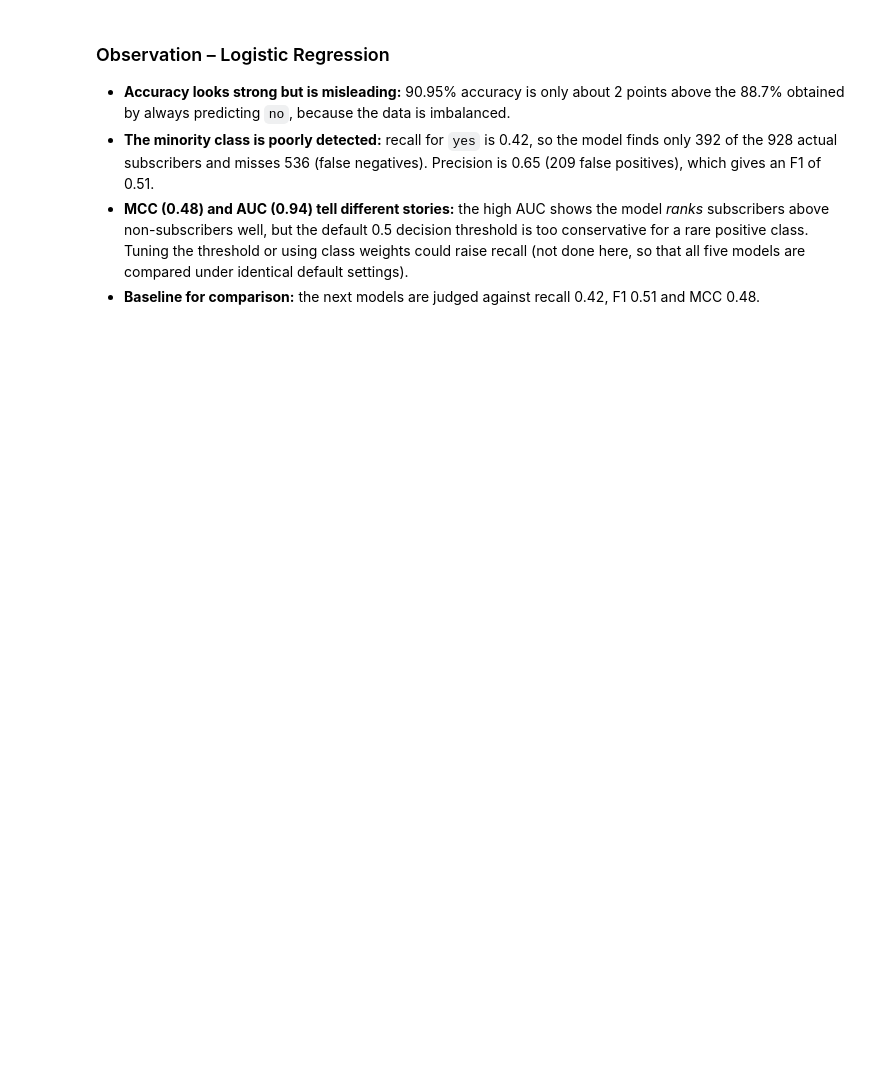
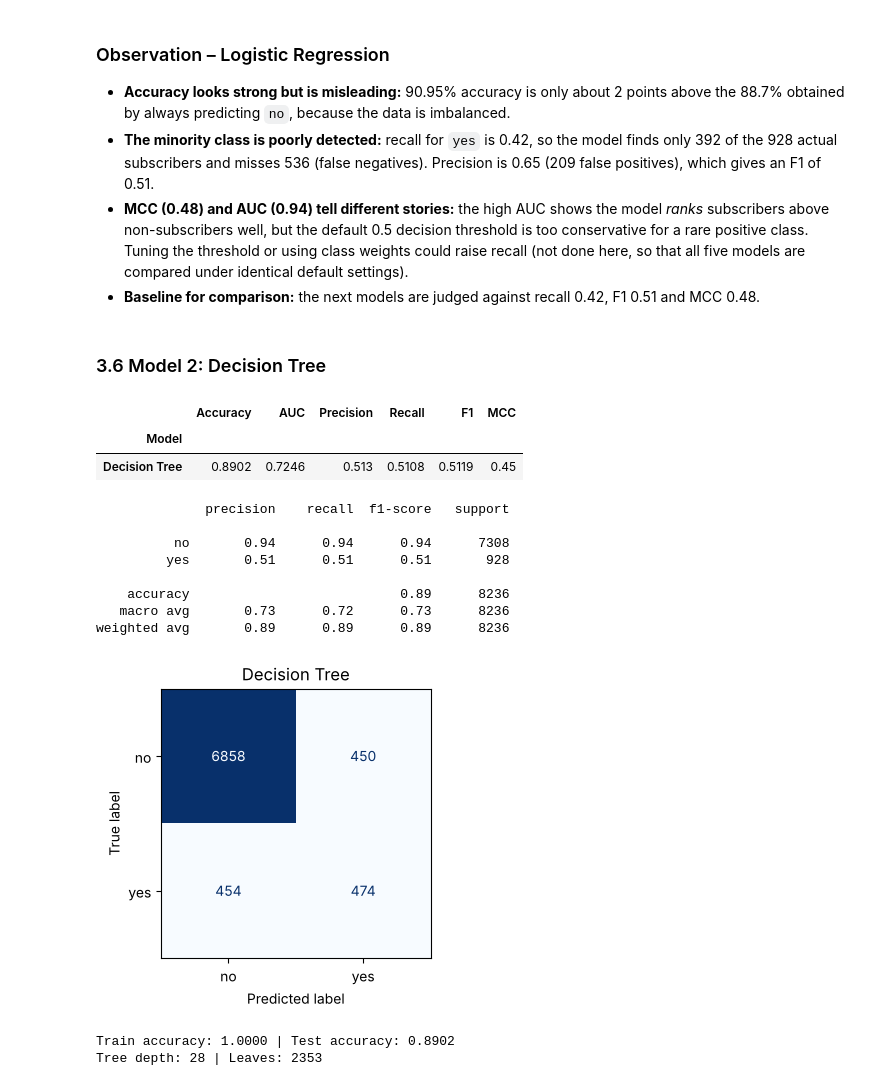
Before and after one commit to athisayarajp/ml-classification-streamlit, a Jupyter notebook: ML_Assignment2.ipynb, the cells around one changed output. Cells and saved outputs as stored; diff of their text form; code cells hidden in the pictures; blank space fills up the shorter version.

Commit message:
Add Decision Tree and KNN classifiers

```diff
--- a/ML_Assignment2.ipynb
+++ b/ML_Assignment2.ipynb
@@ -310,3 +310,43 @@ weighted avg       0.90      0.91      0.90      8236
 - **The minority class is poorly detected:** recall for `yes` is 0.42, so the model finds only 392 of the 928 actual subscribers and misses 536 (false negatives). Precision is 0.65 (209 false positives), which gives an F1 of 0.51.
 - **MCC (0.48) and AUC (0.94) tell different stories:** the high AUC shows the model *ranks* subscribers above non-subscribers well, but the default 0.5 decision threshold is too conservative for a rare positive class. Tuning the threshold or using class weights could raise recall (not done here, so that all five models are compared under identical default settings).
 - **Baseline for comparison:** the next models are judged against recall 0.42, F1 0.51 and MCC 0.48.
+# %% [markdown]
+### 3.6 Model 2: Decision Tree
+# %%
+from sklearn.tree import DecisionTreeClassifier
+
+decision_tree_pipeline = Pipeline([
+    ('preprocessor', preprocessor),
+    ('classifier', DecisionTreeClassifier(random_state=42)),
+])
+decision_tree_pipeline.fit(X_train, y_train)
+
+row, pred_dt = evaluate_model('Decision Tree', decision_tree_pipeline, X_test, y_test)
+results.append(row)
+pd.DataFrame([row]).set_index('Model').round(4)
+# %% [output]
+|  | Accuracy | AUC | Precision | Recall | F1 | MCC |
+| Model |  |  |  |  |  |  |
+| Decision Tree | 0.8902 | 0.7246 | 0.513 | 0.5108 | 0.5119 | 0.45 |
+# %%
+print(classification_report(y_test, pred_dt, target_names=['no', 'yes']))
+show_confusion(y_test, pred_dt, 'Decision Tree')
+
+# Overfitting check: an unrestricted tree can memorise the training set
+train_acc = decision_tree_pipeline.score(X_train, y_train)
+test_acc = decision_tree_pipeline.score(X_test, y_test)
+print(f'Train accuracy: {train_acc:.4f} | Test accuracy: {test_acc:.4f}')
+print('Tree depth:', decision_tree_pipeline.named_steps['classifier'].get_depth(),
+      '| Leaves:', decision_tree_pipeline.named_steps['classifier'].get_n_leaves())
+# %% [output]
+              precision    recall  f1-score   support
+
+          no       0.94      0.94      0.94      7308
+         yes       0.51      0.51      0.51       928
+
+    accuracy                           0.89      8236
+   macro avg       0.73      0.72      0.73      8236
+weighted avg       0.89      0.89      0.89      8236
+[figure, added]
+Train accuracy: 1.0000 | Test accuracy: 0.8902
+Tree depth: 28 | Leaves: 2353
```
Also changed, not shown: parts of 13 cells of this notebook.
